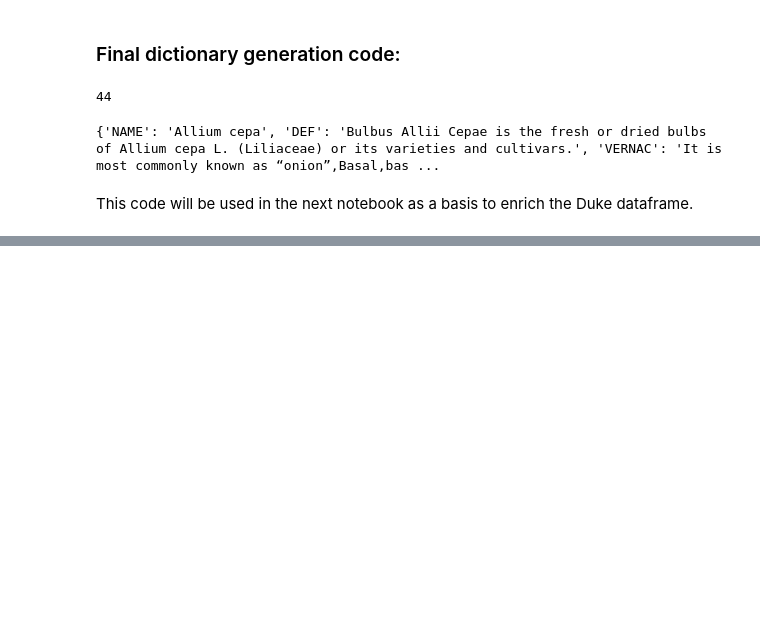
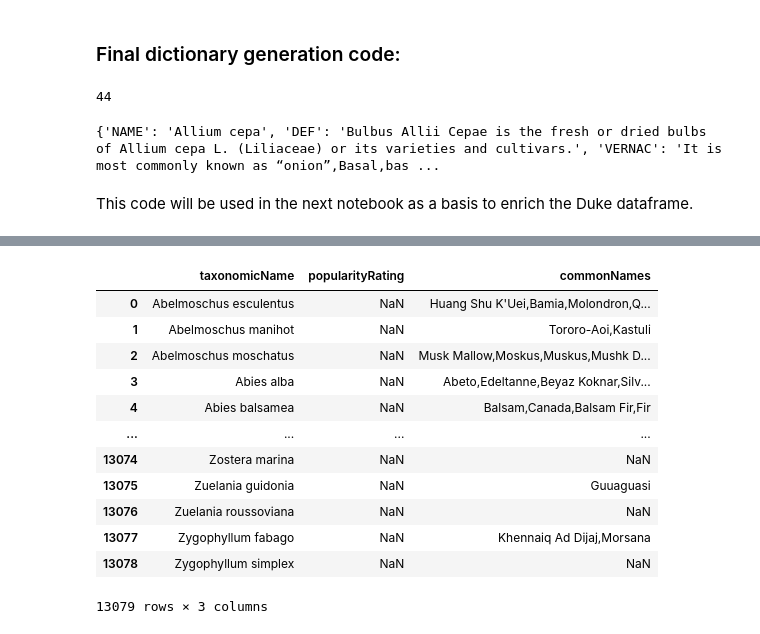
Before and after one commit to TechLabs-Berlin/wt23-naturdoc, a Jupyter notebook: ds/notebooks/data_transformation.ipynb, the cells around one changed output, grey strips where cells are left out. Drawn from its saved outputs; the diff is of its cells as text; code cells hidden in the pictures; blank space fills up the shorter version.

```diff
--- a/ds/notebooks/data_transformation.ipynb
+++ b/ds/notebooks/data_transformation.ipynb
@@ -826,0 +917,18 @@ This code will be used in the next notebook as a basis to enrich the Duke datafr
+# %%
+test_df = pd.read_csv("../output/taxonomic_names.csv")
+# %%
+test_df
+# %% [output]
+|  | taxonomicName | popularityRating | commonNames |
+| 0 | Abelmoschus esculentus | NaN | Huang Shu K'Uei,Bamia,Molondron,Q... |
+| 1 | Abelmoschus manihot | NaN | Tororo-Aoi,Kastuli |
+| 2 | Abelmoschus moschatus | NaN | Musk Mallow,Moskus,Muskus,Mushk D... |
+| 3 | Abies alba | NaN | Abeto,Edeltanne,Beyaz Koknar,Silv... |
+| 4 | Abies balsamea | NaN | Balsam,Canada,Balsam Fir,Fir |
+| ... | ... | ... | ... |
+| 13074 | Zostera marina | NaN | NaN |
+| 13075 | Zuelania guidonia | NaN | Guuaguasi |
+| 13076 | Zuelania roussoviana | NaN | NaN |
+| 13077 | Zygophyllum fabago | NaN | Khennaiq Ad Dijaj,Morsana |
+| 13078 | Zygophyllum simplex | NaN | NaN |
+13079 rows × 3 columns
```
Also changed, not shown: parts of 10 cells of this notebook, 3 other files.
